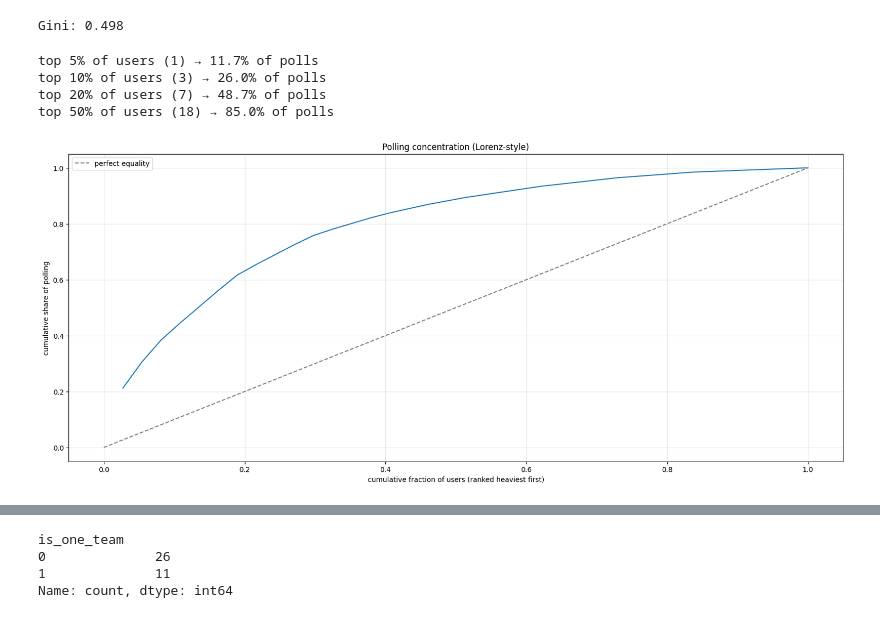
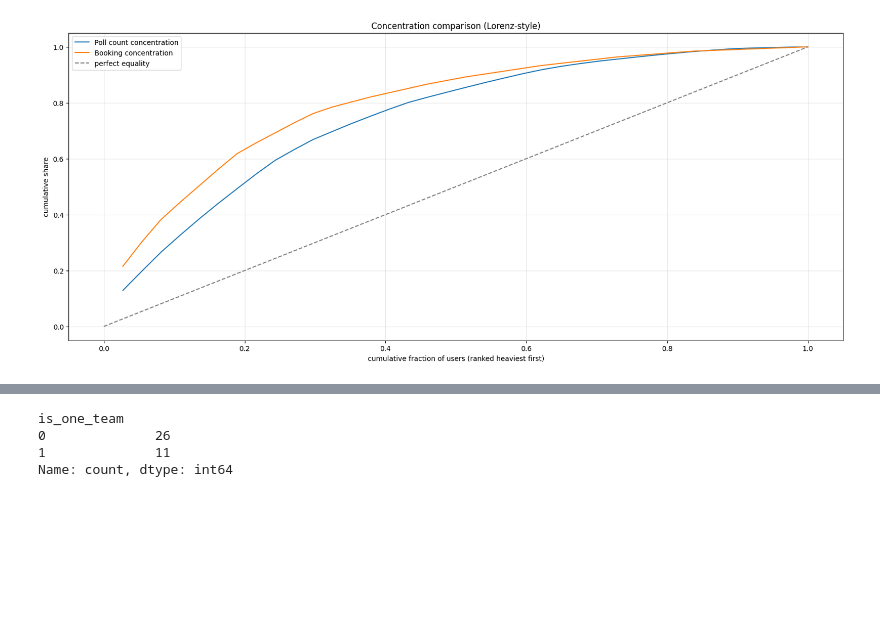
Before and after one commit to jun000111/cdc_ml, a Jupyter notebook: notebooks/0.02-eda-polling.ipynb, the cells around one changed output, grey strips where cells are left out. Saved outputs shown, nothing was run; the diff lists cells and outputs as text; code cells hidden in the pictures; blank space fills up the shorter version.

```diff
--- a/notebooks/0.02-eda-polling.ipynb
+++ b/notebooks/0.02-eda-polling.ipynb
@@ -331,39 +224,54 @@ top 50% of users (18) → 85.0% of polls
-# %%
-import numpy as np
-
-def gini(x):
-    x = np.sort(np.asarray(x))
-    n = len(x)
-    return (2 * np.sum((np.arange(1, n + 1)) * x) - (n + 1) * x.sum()) / (n * x.sum())
-
-print(f'Gini: {gini(counts["share"].values):.3f}')
-# %% [output]
-Gini: 0.498
 # %%
+fig, ax = plt.subplots(figsize=(20, 8))
+
+# --- 1) Poll count Lorenz curve ---
+counts = (
+    df['username']
+    .value_counts()
+    .reset_index(name='count')
+)
+counts['share'] = counts['count'] / counts['count'].sum()
+
+counts = counts.sort_values('share', ascending=False).reset_index(drop=True)
+counts['cum_share'] = counts['share'].cumsum()
+counts['cum_frac'] = (counts.index + 1) / len(counts)
+
+ax.plot(
+    counts['cum_frac'],
+    counts['cum_share'],
+    label='Poll count concentration'
+)
+
+# --- 2) Booking Lorenz curve ---
 total_sum = df["has_booking"].sum()
-whales_sum = df.groupby(["username"])["has_booking"].sum().sort_values(ascending=False).reset_index(name="sum")
-whales_sum["share"] = whales_sum["sum"]/total_sum
 
+bookings = (
+    df.groupby("username")["has_booking"]
+    .sum()
+    .sort_values(ascending=False)
+    .reset_index(name='sum')
+)
 
-whales_sum["cum_share"] = whales_sum["share"].cumsum()
-whales_sum["cum_frac"] = ((whales_sum.index +1) / len(whales_sum))
+bookings['share'] = bookings['sum'] / total_sum
+bookings['cum_share'] = bookings['share'].cumsum()
+bookings['cum_frac'] = (bookings.index + 1) / len(bookings)
 
+ax.plot(
+    bookings['cum_frac'],
+    bookings['cum_share'],
+    label='Booking concentration'
+)
 
-fig, ax = plt.subplots(figsize=(20, 8))
-ax.plot(whales_sum['cum_frac'], whales_sum['cum_share'])
+# --- equality line ---
 ax.plot([0, 1], [0, 1], '--', color='gray', label='perfect equality')
+
+# formatting
 ax.set_xlabel('cumulative fraction of users (ranked heaviest first)')
-ax.set_ylabel('cumulative share of polling')
-ax.set_title('Polling concentration (Lorenz-style)')
+ax.set_ylabel('cumulative share')
+ax.set_title('Concentration comparison (Lorenz-style)')
 ax.grid(True, alpha=0.3)
 ax.legend()
 
-for k in [0.05, 0.10, 0.20, 0.50]:
-    n = max(1, int(k * len(counts_sorted)))
-    print(f'top {k:.0%} of users ({n}) → {counts_sorted["share"].head(n).sum():.1%} of polls')
+plt.show()
 # %% [output]
-top 5% of users (1) → 11.7% of polls
-top 10% of users (3) → 26.0% of polls
-top 20% of users (7) → 48.7% of polls
-top 50% of users (18) → 85.0% of polls
-[figure, old version]
+[figure, new version]
```
Also changed, not shown: parts of 48 cells of this notebook, 31 other files.
